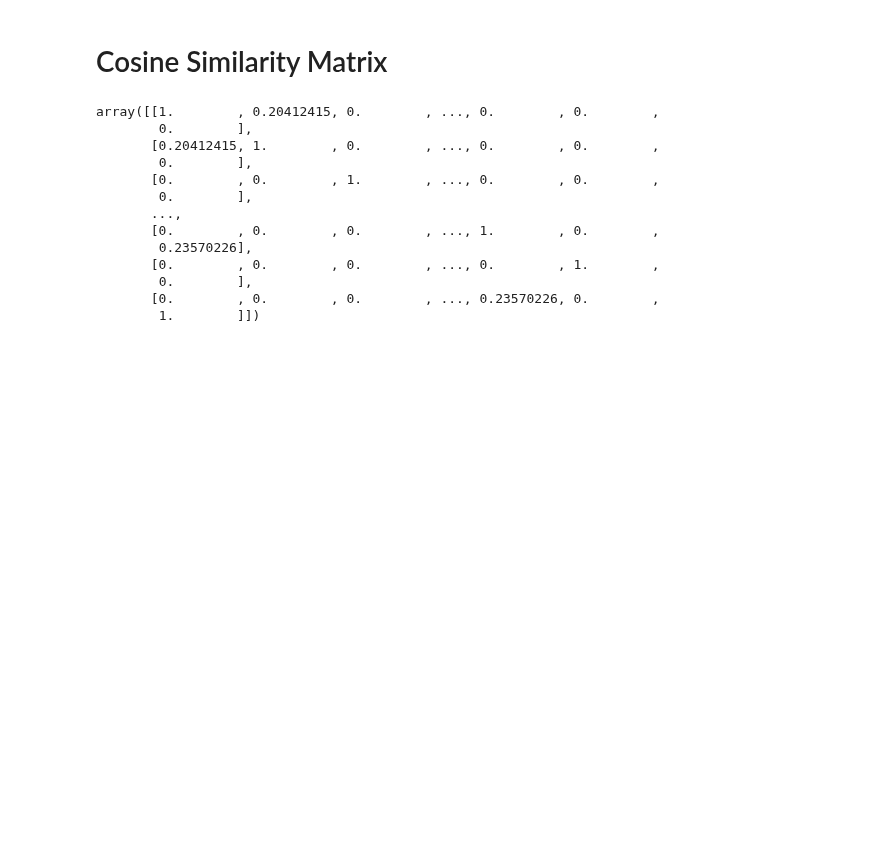
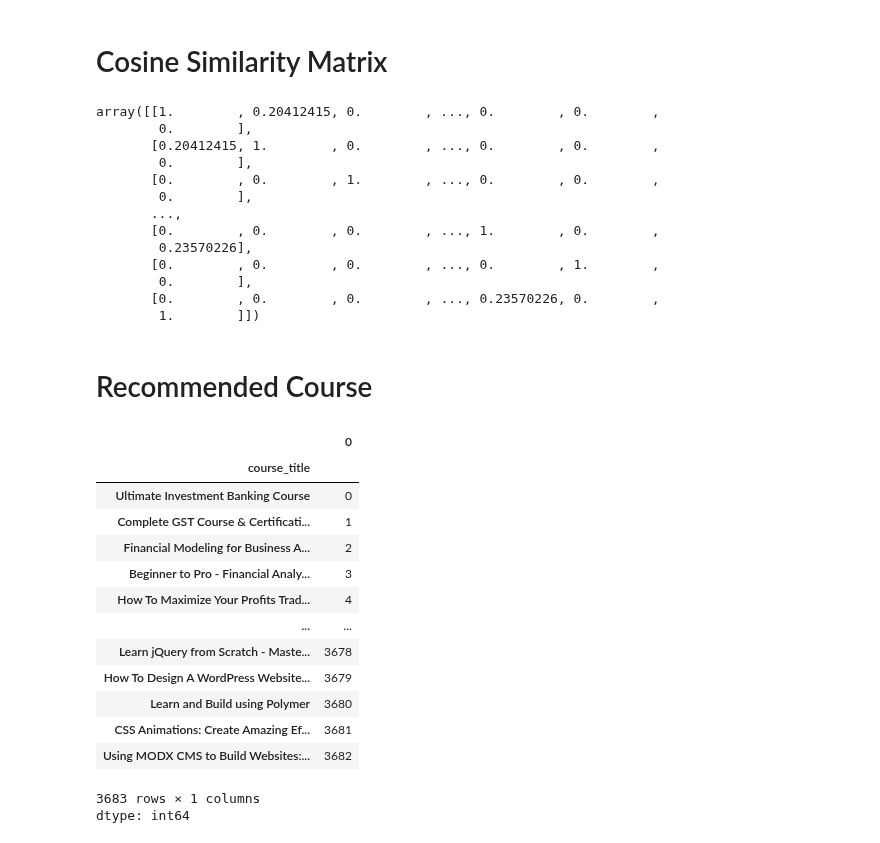
Before and after one commit to AAdewunmi/Online-Course-Recommendation-App-Project, a Jupyter notebook: Online_Course_Recommendation_Project.ipynb, the cells around one changed output. Saved outputs shown, nothing was run; the diff lists cells and outputs as text; code cells hidden in the pictures; blank space fills up the shorter version.

Commit message:
Create series for course title lookup

```diff
--- a/Online_Course_Recommendation_Project.ipynb
+++ b/Online_Course_Recommendation_Project.ipynb
@@ -145,3 +145,26 @@ array([[1.        , 0.20412415, 0.        , ..., 0.        , 0.        ,
         0.        ],
        [0.        , 0.        , 0.        , ..., 0.23570226, 0.        ,
         1.        ]])
+# %% [markdown]
+# Recommended Course
+# %%
+# Create series for course title lookup
+
+course_index = pd.Series(df.index,index = df['course_title']).drop_duplicates()
+course_index
+# %% [output]
+|  | 0 |
+| course_title |  |
+| Ultimate Investment Banking Course | 0 |
+| Complete GST Course & Certificati... | 1 |
+| Financial Modeling for Business A... | 2 |
+| Beginner to Pro - Financial Analy... | 3 |
+| How To Maximize Your Profits Trad... | 4 |
+| ... | ... |
+| Learn jQuery from Scratch - Maste... | 3678 |
+| How To Design A WordPress Website... | 3679 |
+| Learn and Build using Polymer | 3680 |
+| CSS Animations: Create Amazing Ef... | 3681 |
+| Using MODX CMS to Build Websites:... | 3682 |
+3683 rows × 1 columns
+dtype: int64
```
